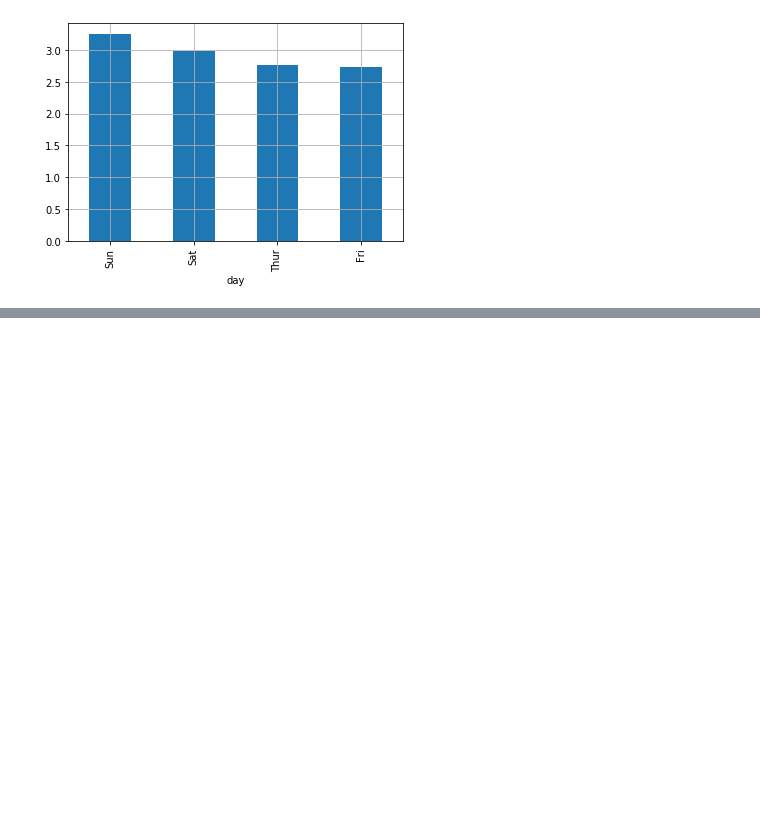
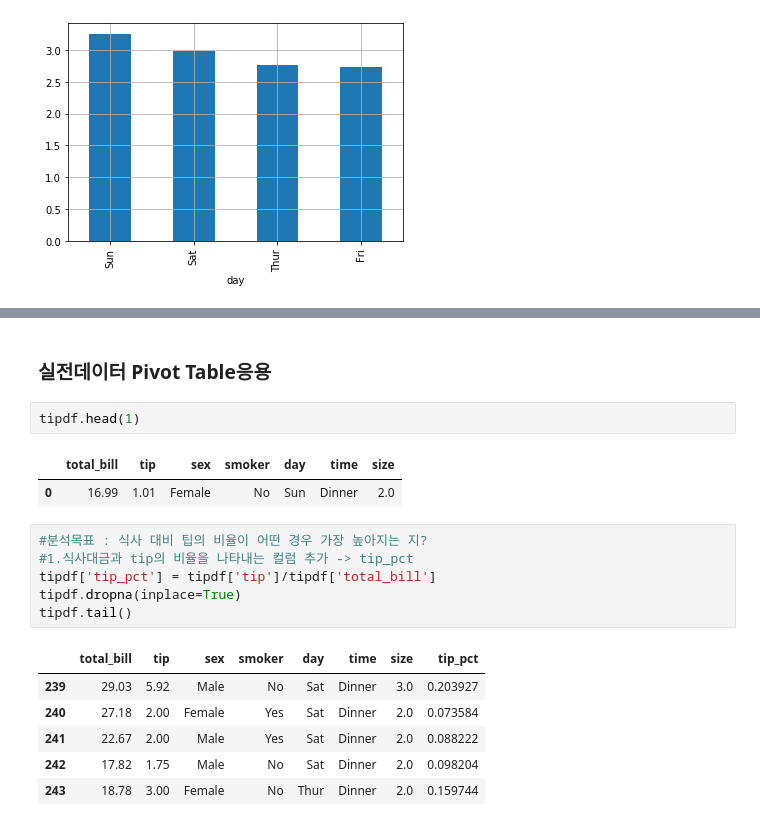
Before and after one commit to jaenjaen/TIL, a Jupyter notebook: python/03_Pandas/Pandas05_Groupby.ipynb, the cells around one changed output, grey strips where cells are left out. Cells and saved outputs as stored; diff of their text form; blank space fills up the shorter version.

```diff
--- a/python/03_Pandas/Pandas05_Groupby.ipynb
+++ b/python/03_Pandas/Pandas05_Groupby.ipynb
@@ -110,0 +221,20 @@ plt.show()
+# %% [markdown]
+### 실전데이터 Pivot Table응용
+# %%
+tipdf.head(1)
+# %% [output]
+|  | total_bill | tip | sex | smoker | day | time | size |
+| 0 | 16.99 | 1.01 | Female | No | Sun | Dinner | 2.0 |
+# %%
+#분석목표 : 식사 대비 팁의 비율이 어떤 경우 가장 높아지는 지?
+#1.식사대금과 tip의 비율을 나타내는 컬럼 추가 -> tip_pct
+tipdf['tip_pct'] = tipdf['tip']/tipdf['total_bill']
+tipdf.dropna(inplace=True)
+tipdf.tail()
+# %% [output]
+|  | total_bill | tip | sex | smoker | day | time | size | tip_pct |
+| 239 | 29.03 | 5.92 | Male | No | Sat | Dinner | 3.0 | 0.203927 |
+| 240 | 27.18 | 2.00 | Female | Yes | Sat | Dinner | 2.0 | 0.073584 |
+| 241 | 22.67 | 2.00 | Male | Yes | Sat | Dinner | 2.0 | 0.088222 |
+| 242 | 17.82 | 1.75 | Male | No | Sat | Dinner | 2.0 | 0.098204 |
+| 243 | 18.78 | 3.00 | Female | No | Thur | Dinner | 2.0 | 0.159744 |
```
Also changed, not shown: parts of 19 cells of this notebook.
